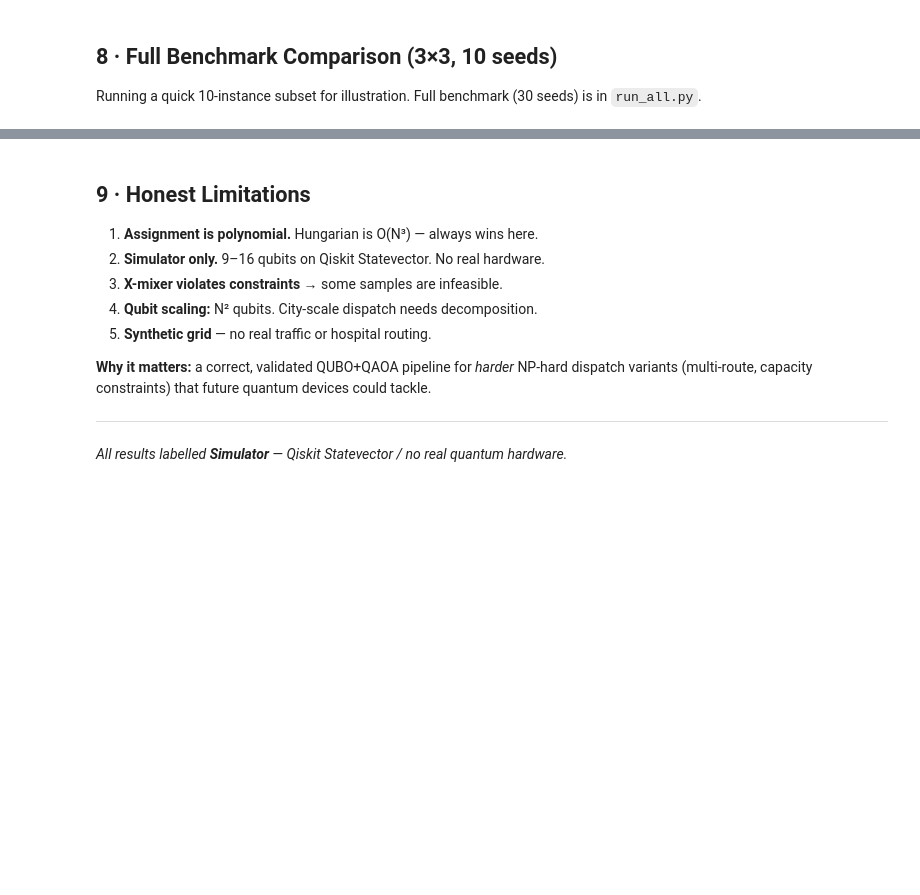
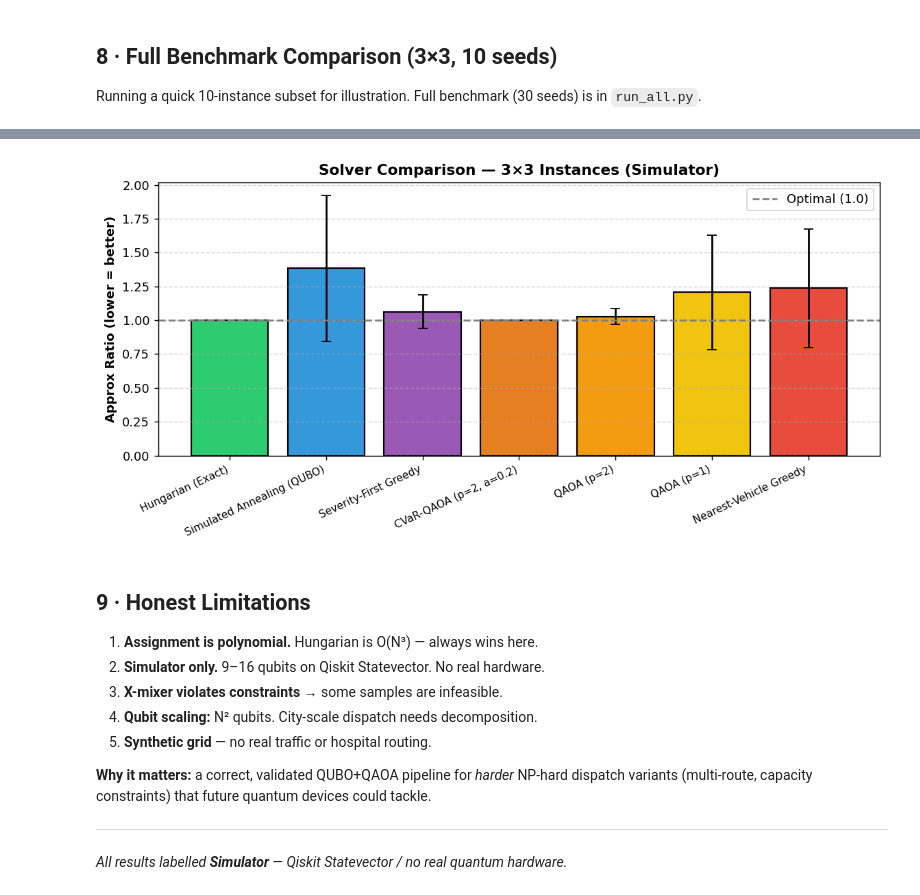
Before and after one commit to shrisha77-boop/Qiskit, a Jupyter notebook: notebooks/walkthrough.ipynb, the cells around one changed output, grey strips where cells are left out. Saved outputs shown, nothing was run; the diff lists cells and outputs as text; code cells hidden in the pictures; blank space fills up the shorter version.

```diff
--- a/notebooks/walkthrough.ipynb
+++ b/notebooks/walkthrough.ipynb
@@ -257,27 +358,30 @@ print(summary.to_string())
 # %%
 import pandas as pd
 
 fig, ax = plt.subplots(figsize=(9, 4.5))
 solver_order = [
     'Hungarian (Exact)', 'Simulated Annealing (QUBO)',
     'Severity-First Greedy', 'CVaR-QAOA (p=2, a=0.2)',
     'QAOA (p=2)', 'QAOA (p=1)', 'Nearest-Vehicle Greedy'
 ]
 s = df.groupby('solver')['approx_ratio'].agg(['mean','std']).reindex(
     [s for s in solver_order if s in df['solver'].unique()]
 ).reset_index()
 
 colors = ['#2ecc71','#3498db','#9b59b6','#e67e22','#f39c12','#f1c40f','#e74c3c']
-ax.bar(s['solver'], s['mean'], yerr=s['std'].fillna(0),
+ax.bar(range(len(s)), s['mean'], yerr=s['std'].fillna(0),
        capsize=4, color=colors[:len(s)], edgecolor='black', linewidth=1.2)
 ax.axhline(1.0, color='gray', linestyle='--', linewidth=1.5, label='Optimal (1.0)')
+ax.set_xticks(range(len(s)))
 ax.set_xticklabels(s['solver'], rotation=25, ha='right', fontsize=8.5)
 ax.set_ylabel('Approx Ratio (lower = better)', fontweight='bold')
 ax.set_title('Solver Comparison — 3×3 Instances (Simulator)', fontweight='bold')
 ax.grid(axis='y', linestyle='--', alpha=0.5)
 ax.legend()
 plt.tight_layout()
 plt.show()
+# %% [output]
+[figure, added]
 # %% [markdown]
 ## 9 · Honest Limitations
 
```
Also changed, not shown: parts of 13 cells of this notebook, 1 other file.
